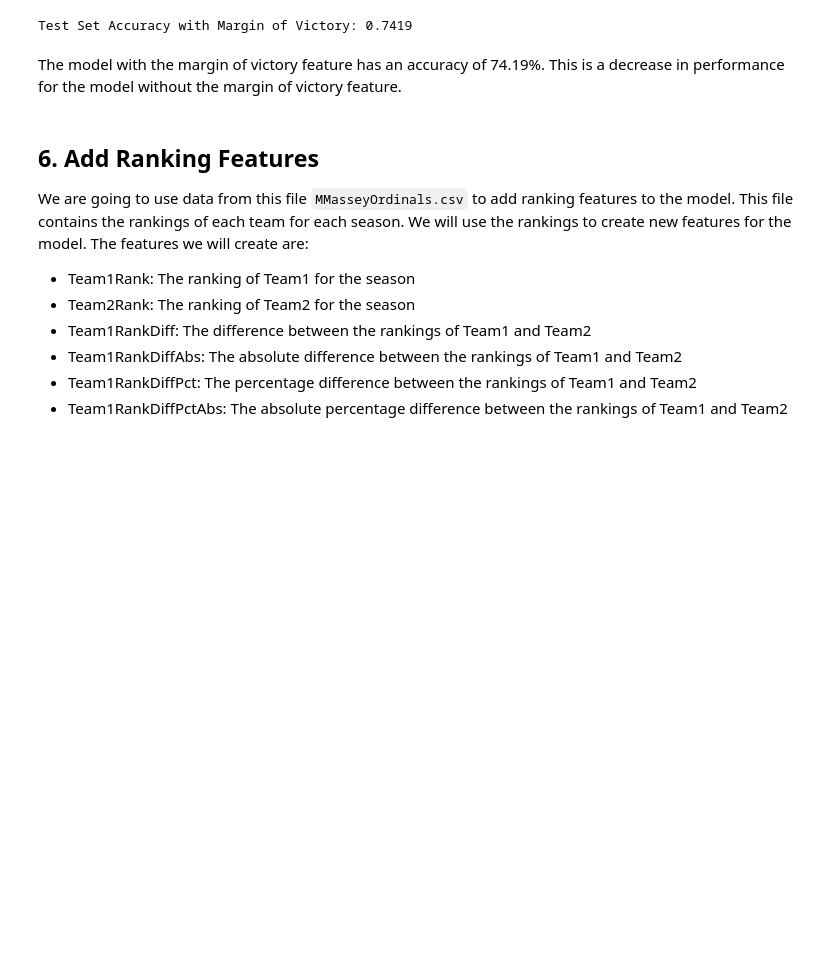
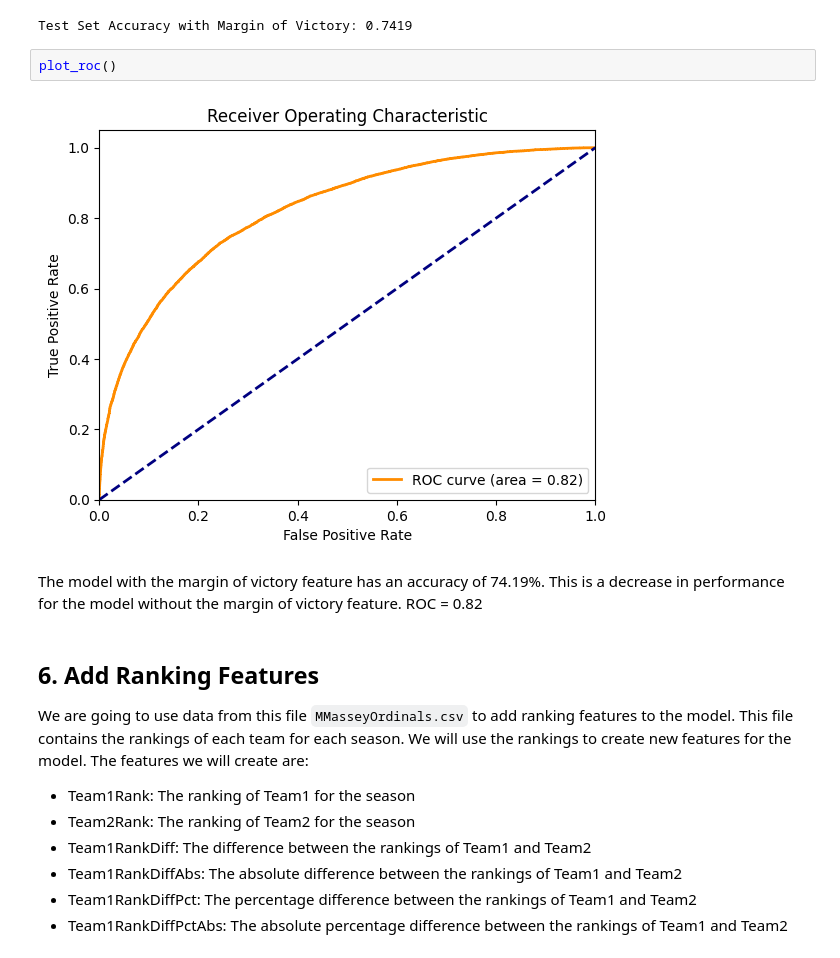
Before and after one commit to alexhalcazar/March_Madness_2025, a Jupyter notebook: jupyter notebook/logistic-regression-model.ipynb, the cells around one changed output. Drawn from its saved outputs; the diff is of its cells as text; blank space fills up the shorter version.

```diff
--- a/jupyter notebook/logistic-regression-model.ipynb
+++ b/jupyter notebook/logistic-regression-model.ipynb
@@ -253,10 +275,15 @@ accuracy = accuracy_score(y_test, y_pred)
 print(f"Test Set Accuracy with Margin of Victory: {accuracy:.4f}")
 # %% [output]
 Test Set Accuracy with Margin of Victory: 0.7419
+# %%
+plot_roc()
+# %% [output]
+[figure, added]
 # %% [markdown]
 
  The model with the margin of victory feature has an accuracy of 74.19%.
  This is a decrease in performance for the model without the margin of victory feature.
+ ROC = 0.82
 # %% [markdown]
 
  ## 6. Add Ranking Features
```
Also changed, not shown: parts of 23 cells of this notebook, 1 other file.
